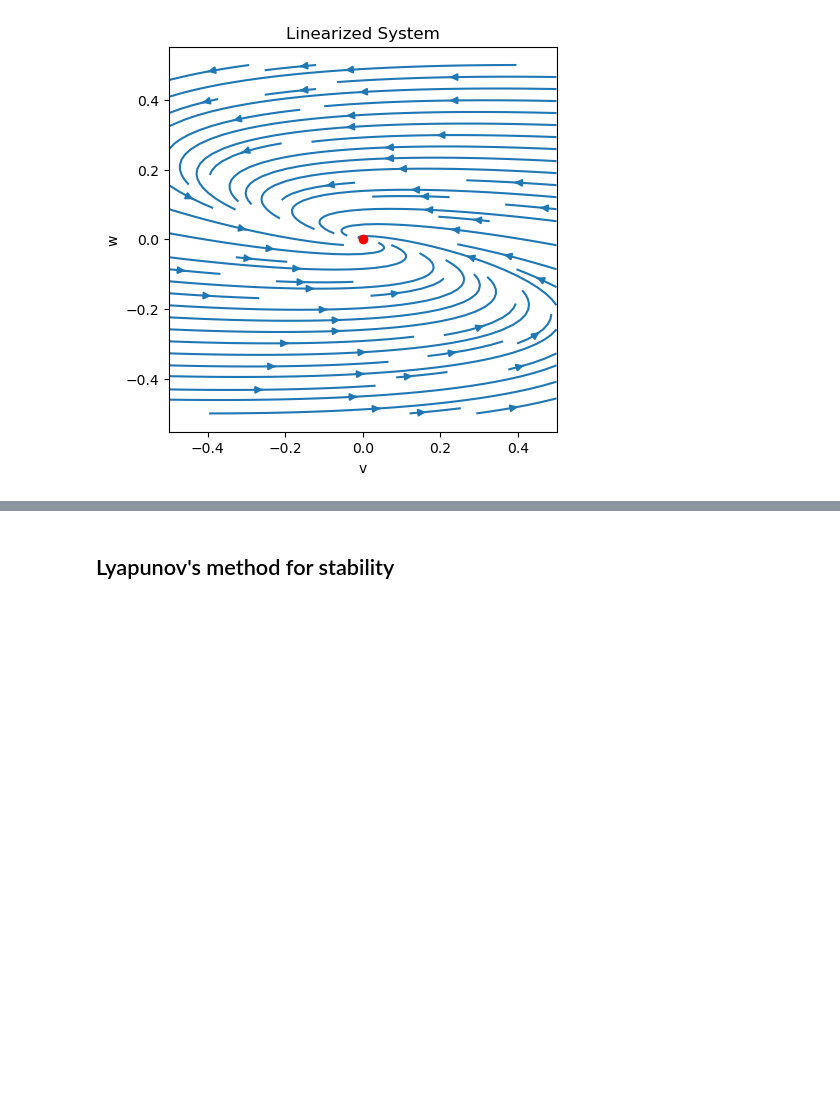
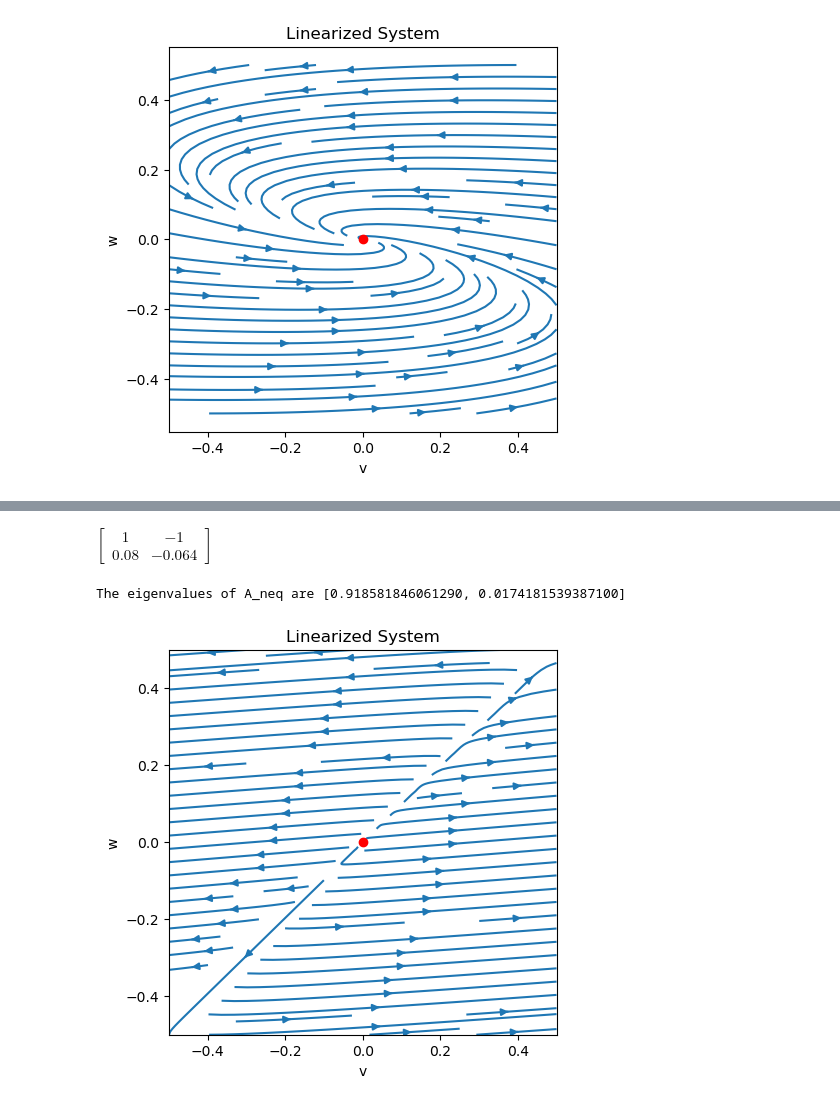
Before and after one commit to CharlesXu-Jingyue/CDS232_Wi24_CourseProject, a Jupyter notebook: FitHughNagumo.ipynb, the cells around one changed output, grey strips where cells are left out. Cells and saved outputs as stored; diff of their text form; code cells hidden in the pictures; blank space fills up the shorter version.

```diff
--- a/FitHughNagumo.ipynb
+++ b/FitHughNagumo.ipynb
@@ -506,2 +536,37 @@ Does the implication of Hartman-Grobman still hold if the system is linearized a
-# %% [markdown]
-## Lyapunov's method for stability
+# %%
+# Evaluate the Jacobian at the non-equilibrium
+A_neq = Df.subs({v: 0, w: 0})
+A_neq
+# %% [output]
+$\displaystyle \left[\begin{matrix}1 & -1\\0.08 & -0.064\end{matrix}\right]$
+# %%
+# Compute the eigenvalues of the Jacobian
+eig_A_neq = list(A_neq.eigenvals().keys())
+print(f"The eigenvalues of A_neq are {eig_A_neq}")
+# %% [output]
+The eigenvalues of A_neq are [0.918581846061290, 0.0174181539387100]
+# %%
+## Phase portrait for the linearized system
+# Define the linear system
+A_np = np.array(A_neq).astype(float)
+def lin_system(v, w):
+    return np.einsum('ij,jkl->ikl', A_np, np.array([v, w]))
+
+# Define the grid
+vs = np.linspace(-0.5, 0.5, 20)
+ws = np.linspace(-0.5, 0.5, 20)
+Vs, Ws = np.meshgrid(vs, ws)
+
+# Compute the directional velocity at each point on the grid
+v_direction, w_direction = lin_system(Vs, Ws)
+
+# Plot the phase portrait
+fig, ax = plt.subplots(figsize=(5, 5))
+ax.streamplot(Vs, Ws, v_direction, w_direction)
+ax.plot(0, 'ro')
+ax.set_title('Linearized System')
+ax.set_xlabel('v')
+ax.set_ylabel('w')
+plt.show()
+# %% [output]
+[figure, added]
```
Also changed, not shown: parts of 37 cells of this notebook.
